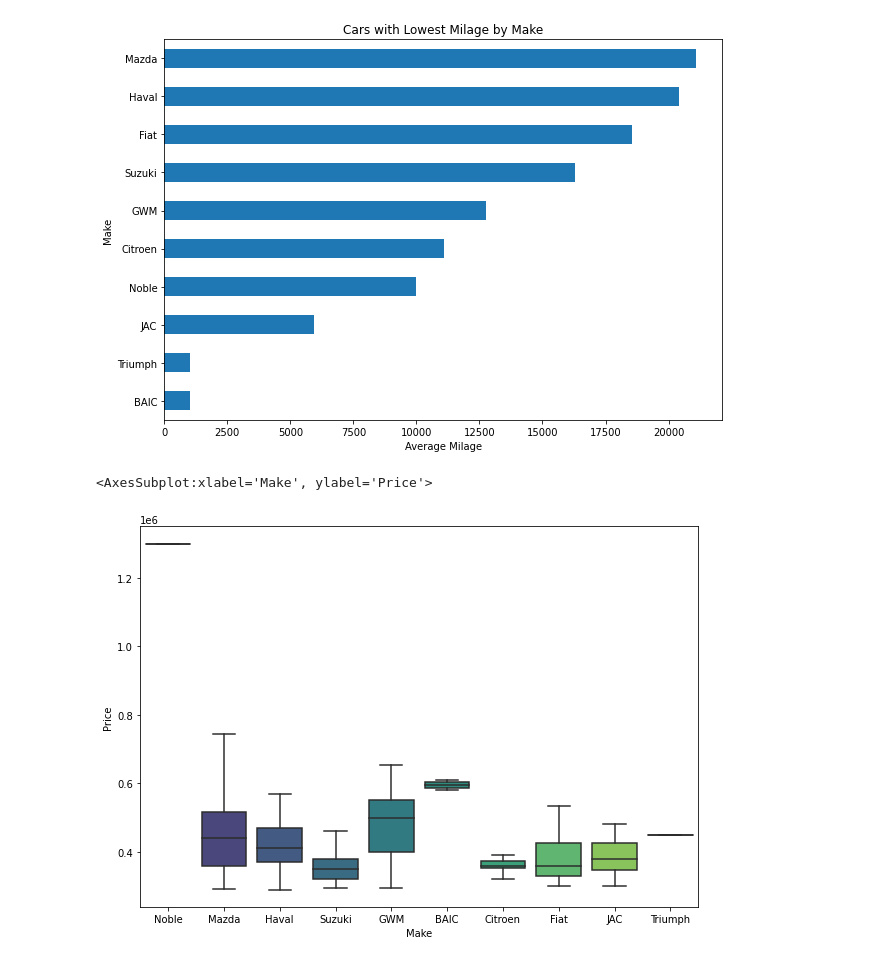
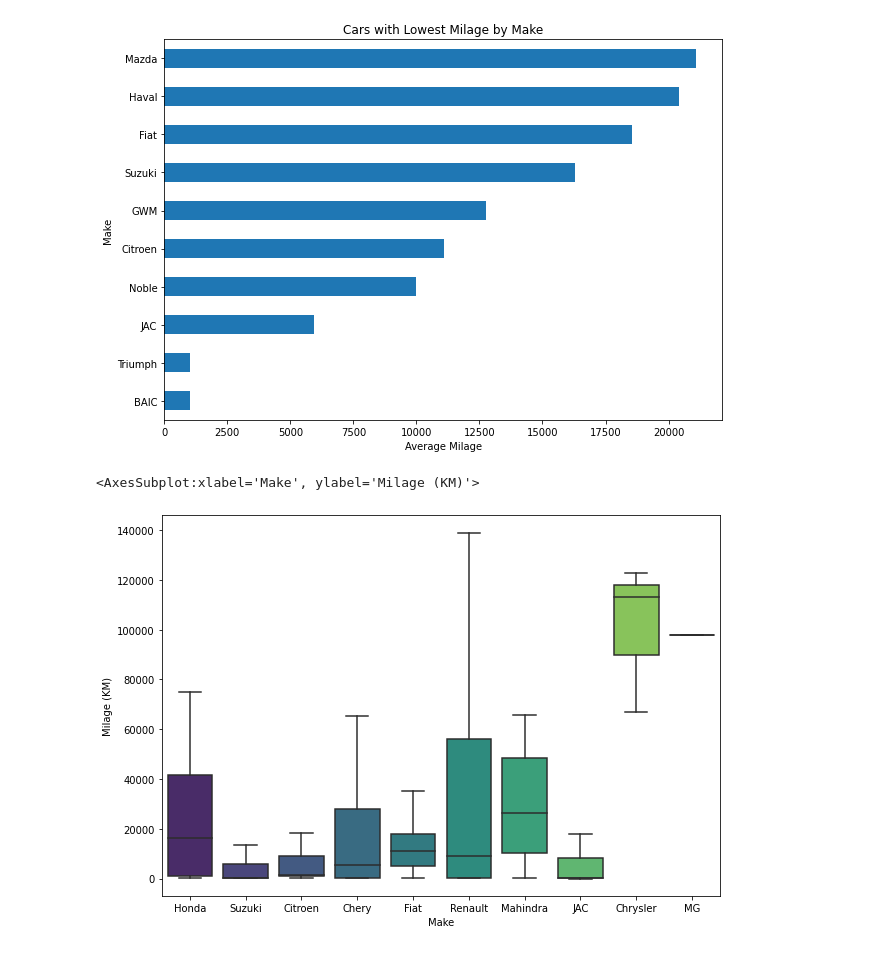
Before and after one commit to pangsthemans/AutoTraderAnalysis, a Jupyter notebook: scrape.ipynb, the cells around one changed output. Saved outputs shown, nothing was run; the diff lists cells and outputs as text; code cells hidden in the pictures.

Commit message:
changed boxplots

```diff
--- a/scrape.ipynb
+++ b/scrape.ipynb
@@ -221,9 +221,9 @@ ax2= carcsv.groupby('Make')['Milage (KM)'].mean().nsmallest(10).plot.barh()
 [figure]
 [figure]
 # %%
-cheapestCars=carcsv.groupby('Make')['Milage (KM)'].mean().nsmallest(10).keys().tolist()
+cheapestCars=carcsv.groupby('Make')['Price'].mean().nsmallest(10).keys().tolist()
 plt.figure(figsize=(10, 7))
-sns.boxplot(x=carcsv[carcsv['Make'].isin(cheapestCars)]['Make'],y=carcsv['Price'],showfliers=False, palette="viridis")
+sns.boxplot(x=carcsv[carcsv['Make'].isin(cheapestCars)]['Make'],y=carcsv['Milage (KM)'],showfliers=False, palette="viridis")
 # %% [output]
-<AxesSubplot:xlabel='Make', ylabel='Price'>
+<AxesSubplot:xlabel='Make', ylabel='Milage (KM)'>
-[figure, old version]
+[figure, new version]
```
Also changed, not shown: parts of 1 cell of this notebook.
